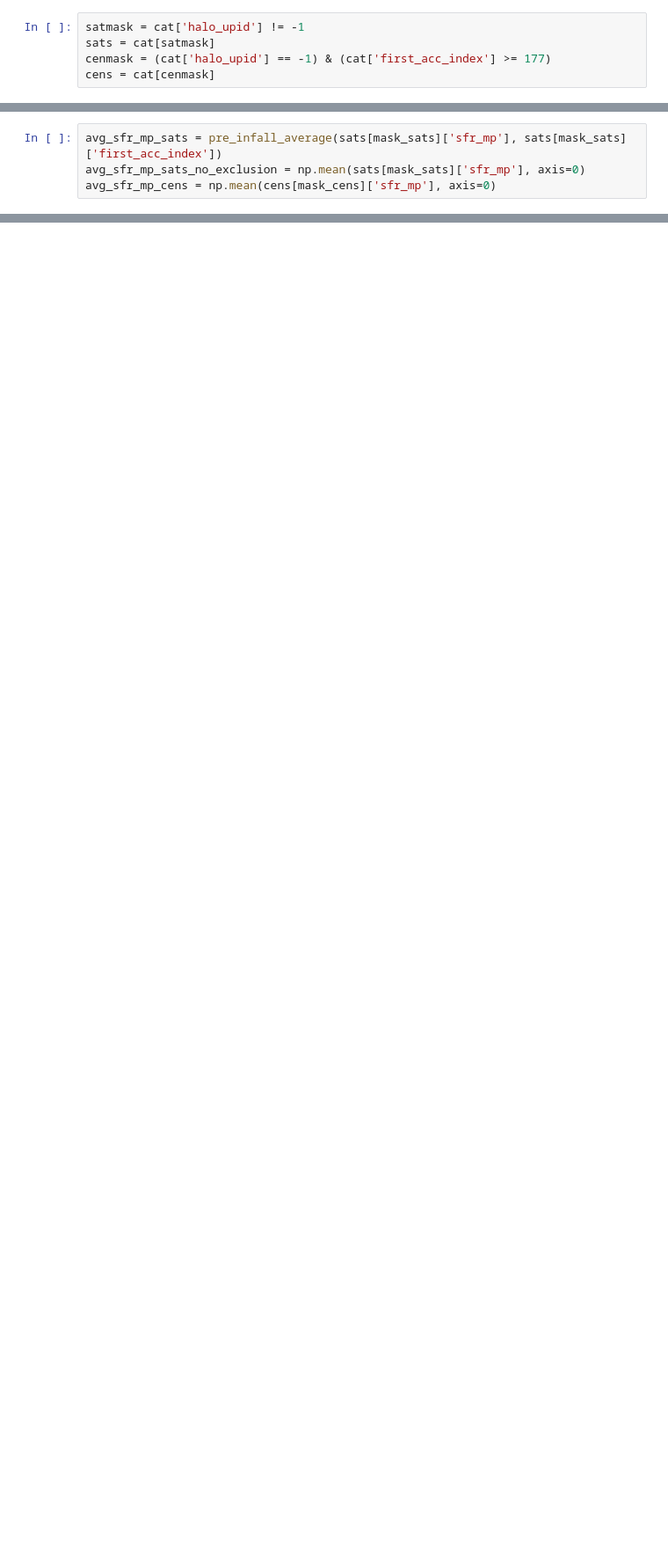
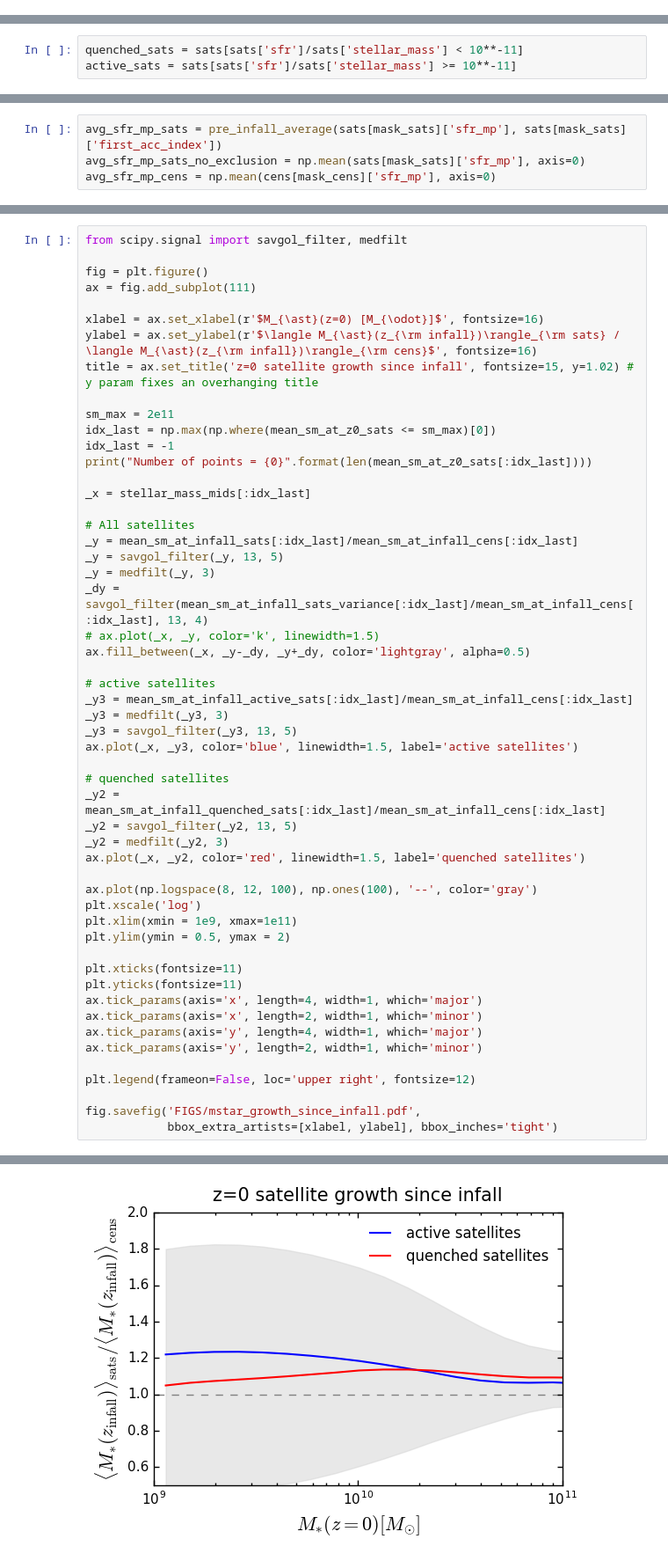
Before and after one commit to aphearin/time_evolving_cam_utils, a Jupyter notebook: pre_infall_history_comparison.ipynb, the cells around one changed output, grey strips where cells are left out. Shown at 88% size. Drawn from its saved outputs; the diff is of its cells as text; blank space fills up the shorter version.

```diff
--- a/pre_infall_history_comparison.ipynb
+++ b/pre_infall_history_comparison.ipynb
@@ -38,5 +36,0 @@ from pre_infall_average import pre_infall_average
-# %%
-satmask = cat['halo_upid'] != -1
-sats = cat[satmask]
-cenmask = (cat['halo_upid'] == -1) & (cat['first_acc_index'] >= 177)
-cens = cat[cenmask]
@@ -42,0 +42,3 @@ cens = cat[cenmask]
+# %%
+quenched_sats = sats[sats['sfr']/sats['stellar_mass'] < 10**-11]
+active_sats = sats[sats['sfr']/sats['stellar_mass'] >= 10**-11]
@@ -97,0 +167,54 @@ array([ 0.00099187,  0.00010972,  0.00057029, ...,  0.00091241,
+# %%
+from scipy.signal import savgol_filter, medfilt
+
+fig = plt.figure()
+ax = fig.add_subplot(111)
+
+xlabel = ax.set_xlabel(r'$M_{\ast}(z=0) [M_{\odot}]$', fontsize=16)
+ylabel = ax.set_ylabel(r'$\langle M_{\ast}(z_{\rm infall})\rangle_{\rm sats} / \langle M_{\ast}(z_{\rm infall})\rangle_{\rm cens}$', fontsize=16)
+title = ax.set_title('z=0 satellite growth since infall', fontsize=15, y=1.02) # y param fixes an overhanging title
+
+sm_max = 2e11
+idx_last = np.max(np.where(mean_sm_at_z0_sats <= sm_max)[0])
+idx_last = -1
+print("Number of points = {0}".format(len(mean_sm_at_z0_sats[:idx_last])))
+
+_x = stellar_mass_mids[:idx_last]
+
+# All satellites
+_y = mean_sm_at_infall_sats[:idx_last]/mean_sm_at_infall_cens[:idx_last]
+_y = savgol_filter(_y, 13, 5)
+_y = medfilt(_y, 3)
+_dy = savgol_filter(mean_sm_at_infall_sats_variance[:idx_last]/mean_sm_at_infall_cens[:idx_last], 13, 4)
+# ax.plot(_x, _y, color='k', linewidth=1.5)
+ax.fill_between(_x, _y-_dy, _y+_dy, color='lightgray', alpha=0.5)
+
+# active satellites
+_y3 = mean_sm_at_infall_active_sats[:idx_last]/mean_sm_at_infall_cens[:idx_last]
+_y3 = medfilt(_y3, 3)
+_y3 = savgol_filter(_y3, 13, 5)
+ax.plot(_x, _y3, color='blue', linewidth=1.5, label='active satellites')
+
+# quenched satellites
+_y2 = mean_sm_at_infall_quenched_sats[:idx_last]/mean_sm_at_infall_cens[:idx_last]
+_y2 = savgol_filter(_y2, 13, 5)
+_y2 = medfilt(_y2, 3)
+ax.plot(_x, _y2, color='red', linewidth=1.5, label='quenched satellites')
+
+ax.plot(np.logspace(8, 12, 100), np.ones(100), '--', color='gray')
+plt.xscale('log')
+plt.xlim(xmin = 1e9, xmax=1e11)
+plt.ylim(ymin = 0.5, ymax = 2)
+
+plt.xticks(fontsize=11)
+plt.yticks(fontsize=11)
+ax.tick_params(axis='x', length=4, width=1, which='major')
+ax.tick_params(axis='x', length=2, width=1, which='minor')
+ax.tick_params(axis='y', length=4, width=1, which='major')
+ax.tick_params(axis='y', length=2, width=1, which='minor')
+
+plt.legend(frameon=False, loc='upper right', fontsize=12)
+
+fig.savefig('FIGS/mstar_growth_since_infall.pdf',
+            bbox_extra_artists=[xlabel, ylabel], bbox_inches='tight')
+# %% [output]
@@ -97,0 +222 @@ array([ 0.00099187,  0.00010972,  0.00057029, ...,  0.00091241,
+[figure, added]
```
Also changed, not shown: parts of 18 cells of this notebook, 2 other files.
